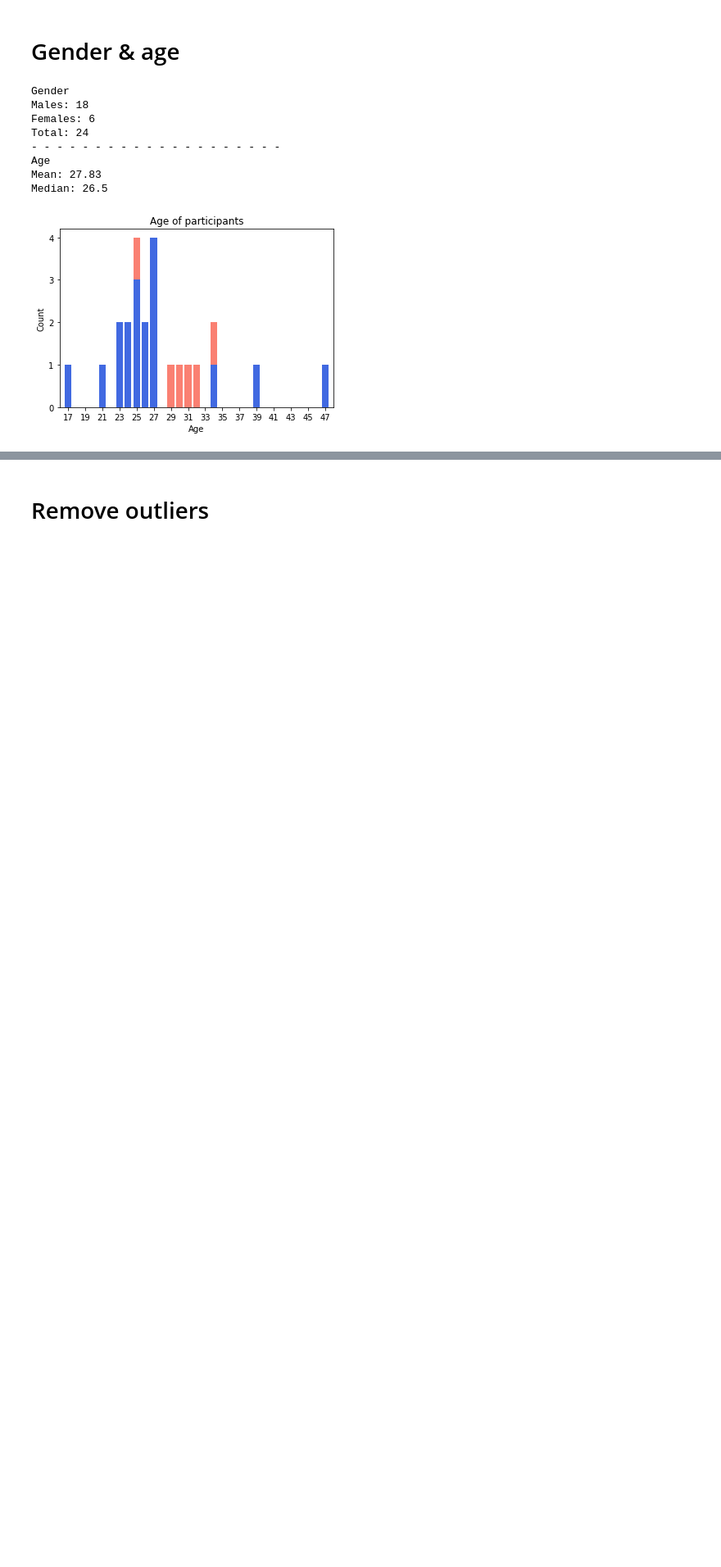
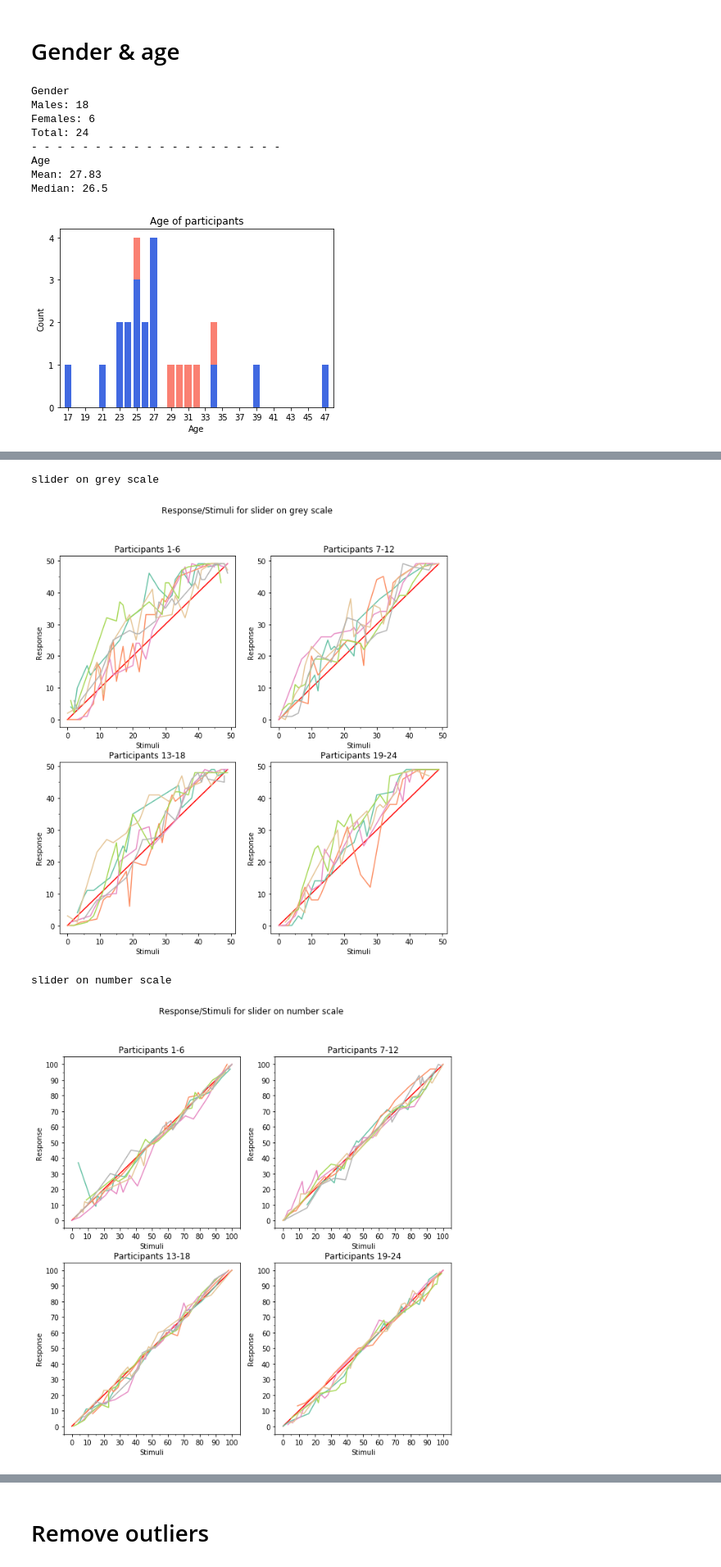
Before and after one commit to TheBatAss/Gesture-Based-Input-Method-for-Wearable, a Jupyter notebook: Data analysis/Data analysis.ipynb, the cells around one changed output, grey strips where cells are left out. Shown at 82% size. Cells and saved outputs as stored; diff of their text form; code cells hidden in the pictures; blank space fills up the shorter version.

```diff
--- a/Data analysis/Data analysis.ipynb
+++ b/Data analysis/Data analysis.ipynb
@@ -106,0 +109,75 @@ Median: 26.5
+# %%
+ex_trans = {'slider_grey':'slider on grey scale', 'slider_num':'slider on number scale',
+            'wrist_grey':'wrist gesture on grey scale', 'wrist_num':'wrist gesture on number scale',
+            'arm_grey':'arm gesture on grey scale', 'arm_num':'arm gesture on number scale'}
+part_numbering = ["1-6","7-12","13-18","19-24"]
+pc = 0
+
+errors = []
+for i in range(6):
+    print(ex_trans[types[i]])
+    if "grey" in types[i]:
+        yMax = 49
+    else:
+        yMax = 100
+
+    # Create figure with grid
+    fig = plt.figure(figsize=(10,10), facecolor='white')
+    fig.suptitle("Response/Stimuli for "+ex_trans[types[i]], fontsize=12)
+    gs = gridspec.GridSpec(2,2)
+    fig_placement = [(0,1),(1,0),(1,1)]
+
+    # General tick marks
+    majorLocator = MultipleLocator(10)
+    majorFormatter = FormatStrFormatter('%d')
+    minorLocator = MultipleLocator(5)
+
+
+    # Add 3rd plot (scatter)
+    # Add 1st plot
+    ax3 = fig.add_subplot(gs[0,0])
+    ax3.set_title("Participants "+part_numbering[0])
+    pc +=1
+    ax3.plot([0,yMax],[0,yMax],color='red')
+    ax3.set_xlabel("Stimuli")
+    ax3.set_ylabel("Response")
+    ax3.xaxis.set_major_locator(majorLocator)
+    ax3.xaxis.set_minor_locator(minorLocator)
+    ax3.yaxis.set_major_locator(majorLocator)
+    ax3.yaxis.set_minor_locator(minorLocator)
+
+    lines_per_graph = 6
+    plot_all = 0
+    if not plot_all:
+        colors = cm.Set2(np.linspace(0, 1, lines_per_graph))
+        mod_val = lines_per_graph
+    else:
+        colors = cm.Dark2(np.linspace(0, 1, max(df['id'])))
+        mod_val = 999
+
+    for p in range(max(df['id'])):
+            tmp_df = type_frames[i].loc[type_frames[i]['id']==p]
+            x = tmp_df.loc[: , columns[7]]+(0*p)
+            y = round(tmp_df.loc[: , columns[8]])+(0*p)
+            x, y = zip(*sorted(zip(x, y)))
+            ax3.plot(x,y,alpha=1,color=colors[p%mod_val])
+            if p%lines_per_graph == lines_per_graph-1 and not plot_all:
+                #plt.show()
+                ax3 = fig.add_subplot(gs[fig_placement.pop(0)])
+                ax3.set_title("Participants "+part_numbering[pc%4])
+                pc += 1
+                ax3.plot([0,yMax],[0,yMax],color='red')
+                ax3.set_xlabel("Stimuli")
+                ax3.set_ylabel("Response")
+                ax3.xaxis.set_major_locator(majorLocator)
+                ax3.xaxis.set_minor_locator(minorLocator)
+                ax3.yaxis.set_major_locator(majorLocator)
+                ax3.yaxis.set_minor_locator(minorLocator)
+
+
+    plt.show()
+# %% [output]
+slider on grey scale
+[figure, added]
+slider on number scale
+[figure, added]
```
Also changed, not shown: parts of 9 cells of this notebook.
